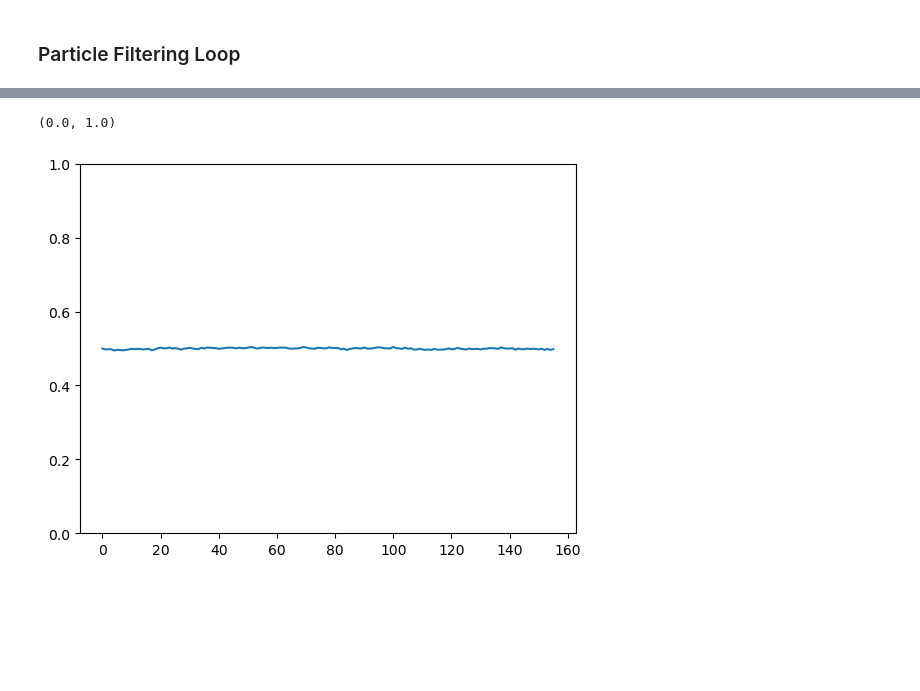
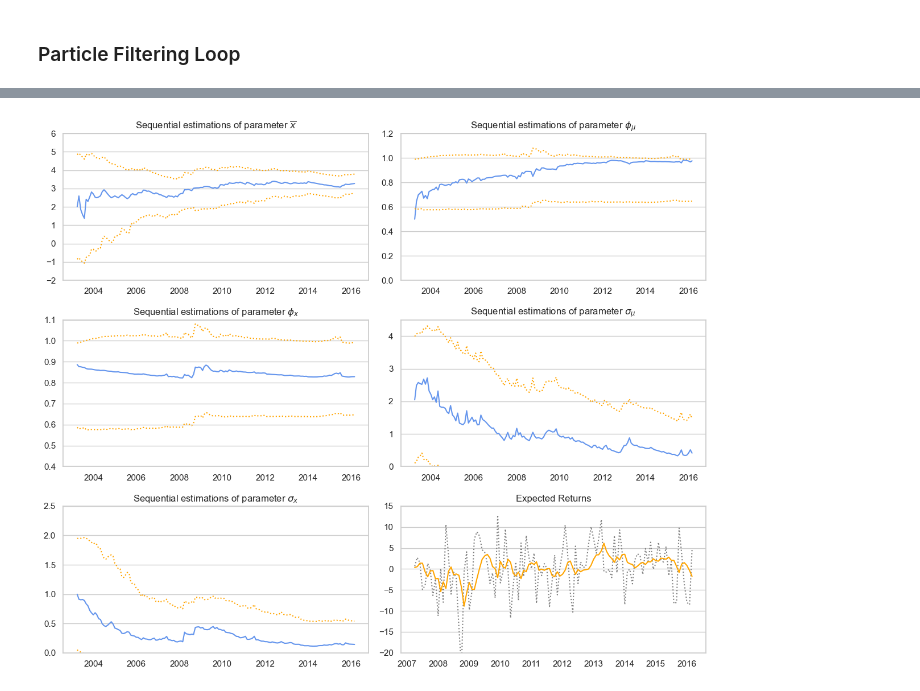
Before and after one commit to zg915/PF-PortfolioStrategies, a Jupyter notebook: SMSV+EMASO.ipynb, the cells around one changed output, grey strips where cells are left out. Saved outputs shown, nothing was run; the diff lists cells and outputs as text; code cells hidden in the pictures; blank space fills up the shorter version.

```diff
--- a/SMSV+EMASO.ipynb
+++ b/SMSV+EMASO.ipynb
@@ -143,6 +166,68 @@ plt.show()
-# %%
-plt.plot(np.median(ϕ_μ, axis = 1))
-plt.ylim(0, 1)
-# %% [output]
-(0.0, 1.0)
-[figure, removed]
+# %%
+# Function to compute median and percentiles
+def compute_stats(data):
+    median = np.median(data, axis=1)
+    lower_percentile = np.percentile(data, 2.5, axis=1)
+    upper_percentile = np.percentile(data, 97.5, axis=1)
+    return median, lower_percentile, upper_percentile
+
+x̄_median, x̄_lower, x̄_upper = compute_stats(x̄)
+ϕ_μ_median, ϕ_μ_lower, ϕ_μ_upper = compute_stats(ϕ_μ)
+ϕ_x_median, ϕ_x_lower, ϕ_x_upper = compute_stats(ϕ_x)
+σ_x_median, σ_x_lower, σ_x_upper = compute_stats(σ_x)
+σ_μ_median, σ_μ_lower, σ_μ_upper = compute_stats(σ_μ)
+# %%
+# Create the 2x3 subplot structure
+sns.set_theme(style="whitegrid")  # Start with "whitegrid" style
+plt.rcParams["axes.grid"] = True
+plt.rcParams["axes.grid.axis"] = "y"  # Limit the grid to only horizontal lines
+
+fig, axes = plt.subplots(3, 2, figsize=(12, 10))
+dates = returns.index
+
+# Sequential estimations of x̄
+axes[0, 0].plot(dates, x̄_median, label="Median", color="cornflowerblue")
+axes[0, 0].plot(dates, x̄_lower, linestyle="dotted", color="orange")
+axes[0, 0].plot(dates, x̄_upper, linestyle="dotted", color="orange")
+axes[0, 0].set_title("Sequential estimations of parameter $\overline{x}$")
+axes[0, 0].set_ylim(-2, 6)
+
+# Sequential estimations of ϕ_μ
+axes[0, 1].plot(dates, ϕ_μ_median, label="Median", color="cornflowerblue")
+axes[0, 1].plot(dates, ϕ_x_lower, linestyle="dotted", color="orange")
+axes[0, 1].plot(dates, ϕ_x_upper, linestyle="dotted", color="orange")
+axes[0, 1].set_title("Sequential estimations of parameter $\phi_\mu$")
+axes[0, 1].set_ylim(0, 1.2)
+
+# Sequential estimations of ϕ_x
+axes[1, 0].plot(dates, ϕ_x_median, label="Median", color="cornflowerblue")
+axes[1, 0].plot(dates, ϕ_x_lower, linestyle="dotted", color="orange")
+axes[1, 0].plot(dates, ϕ_x_upper, linestyle="dotted", color="orange")
+axes[1, 0].set_title("Sequential estimations of parameter $\phi_x$")
+axes[1, 0].set_ylim(0.4, 1.1)
+
+# Sequential estimations of σ_μ
+axes[1, 1].plot(dates, σ_μ_median, label="Median", color="cornflowerblue")
+axes[1, 1].plot(dates, σ_μ_lower, linestyle="dotted", color="orange")
+axes[1, 1].plot(dates, σ_μ_upper, linestyle="dotted", color="orange")
+axes[1, 1].set_title("Sequential estimations of parameter $\sigma_\mu$")
+axes[1, 1].set_ylim(0, 4.5)
+
+# Sequential estimations of σ_x
+axes[2, 0].plot(dates, σ_x_median, label="Median", color="cornflowerblue")
+axes[2, 0].plot(dates, σ_x_lower, linestyle="dotted", color="orange")
+axes[2, 0].plot(dates, σ_x_upper, linestyle="dotted", color="orange")
+axes[2, 0].set_title("Sequential estimations of parameter $\sigma_x$")
+axes[2, 0].set_ylim(0, 2.5)
+
+# Expected returns
+axes[2, 1].plot(dates[48:], observation[48:], linestyle="dotted", color="grey")
+axes[2, 1].plot(dates[48:], np.median(y, axis=1)[48:], color="orange")
+axes[2, 1].set_title("Expected Returns")
+axes[2, 1].set_ylim(-20, 15)
+
+# Adjust layout
+plt.tight_layout()
+plt.show()
+# %% [output]
+[figure, added]
```
Also changed, not shown: parts of 7 cells of this notebook.
